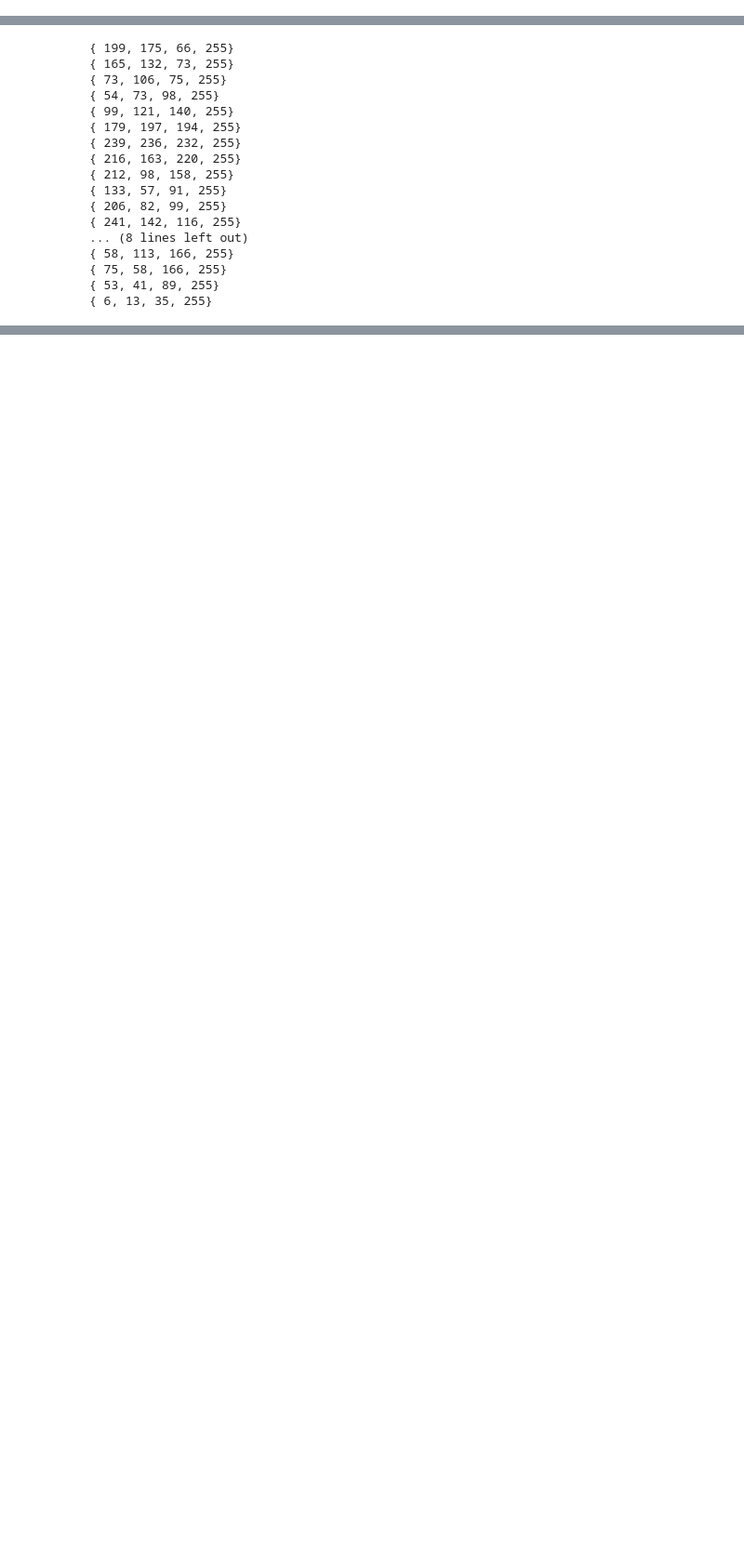
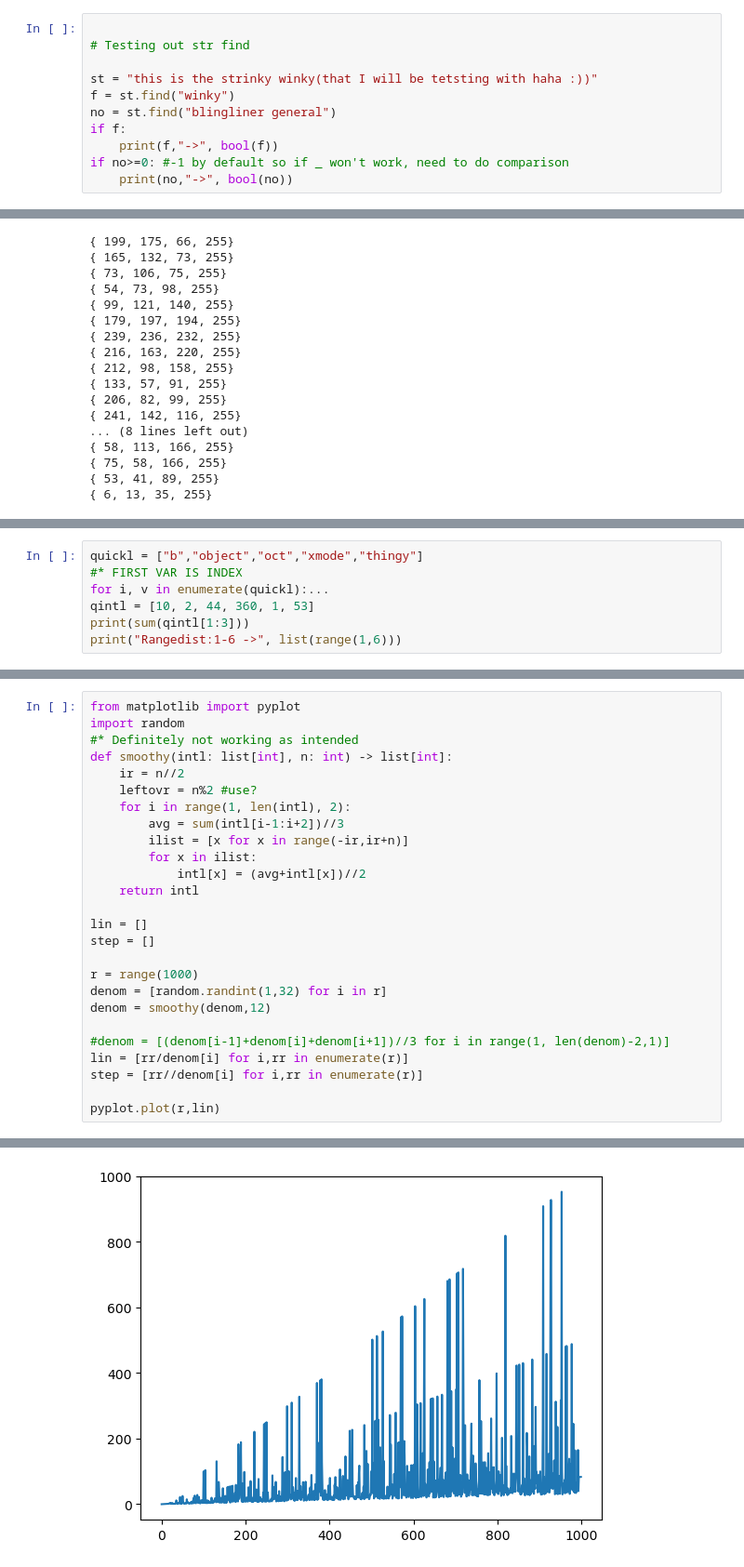
Before and after one commit to iidexic/go-CA-experiments, a Jupyter notebook: testing.ipynb, the cells around one changed output, grey strips where cells are left out. Shown at 93% size. Drawn from its saved outputs; the diff is of its cells as text; blank space fills up the shorter version.

```diff
--- a/testing.ipynb
+++ b/testing.ipynb
@@ -0,0 +9,11 @@
+# %%
+
+# Testing out str find
+
+st = "this is the strinky winky(that I will be tetsting with haha :))"
+f = st.find("winky")
+no = st.find("blingliner general")
+if f:
+    print(f,"->", bool(f))
+if no>=0: #-1 by default so if _ won't work, need to do comparison
+    print(no,"->", bool(no))
@@ -116,0 +136,7 @@ for l in gptx:
+# %%
+quickl = ["b","object","oct","xmode","thingy"]
+#* FIRST VAR IS INDEX
+for i, v in enumerate(quickl):...
+qintl = [10, 2, 44, 360, 1, 53]
+print(sum(qintl[1:3]))
+print("Rangedist:1-6 ->", list(range(1,6)))
@@ -116,0 +146,27 @@ for l in gptx:
+# %%
+from matplotlib import pyplot
+import random
+#* Definitely not working as intended
+def smoothy(intl: list[int], n: int) -> list[int]:
+    ir = n//2
+    leftovr = n%2 #use?
+    for i in range(1, len(intl), 2):
+        avg = sum(intl[i-1:i+2])//3
+        ilist = [x for x in range(-ir,ir+n)]
+        for x in ilist:
+            intl[x] = (avg+intl[x])//2
+    return intl
+
+lin = []
+step = []
+
+r = range(1000)
+denom = [random.randint(1,32) for i in r]
+denom = smoothy(denom,12)
+
+#denom = [(denom[i-1]+denom[i]+denom[i+1])//3 for i in range(1, len(denom)-2,1)]
+lin = [rr/denom[i] for i,rr in enumerate(r)]
+step = [rr//denom[i] for i,rr in enumerate(r)]
+
+pyplot.plot(r,lin)
+# %% [output]
@@ -116,0 +174 @@ for l in gptx:
+[figure, added]
```
Also changed, not shown: parts of 5 cells of this notebook, 9 other files.
